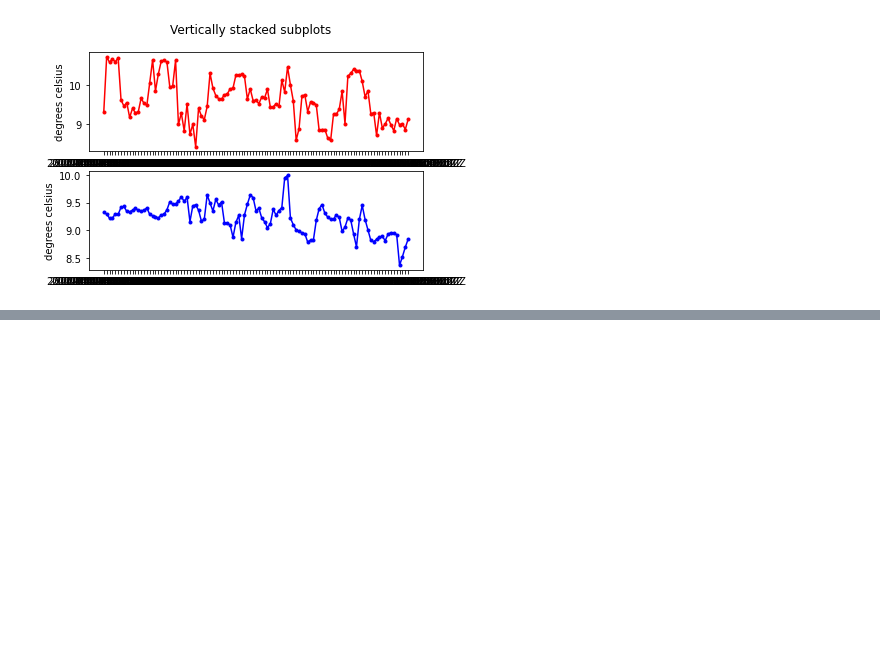
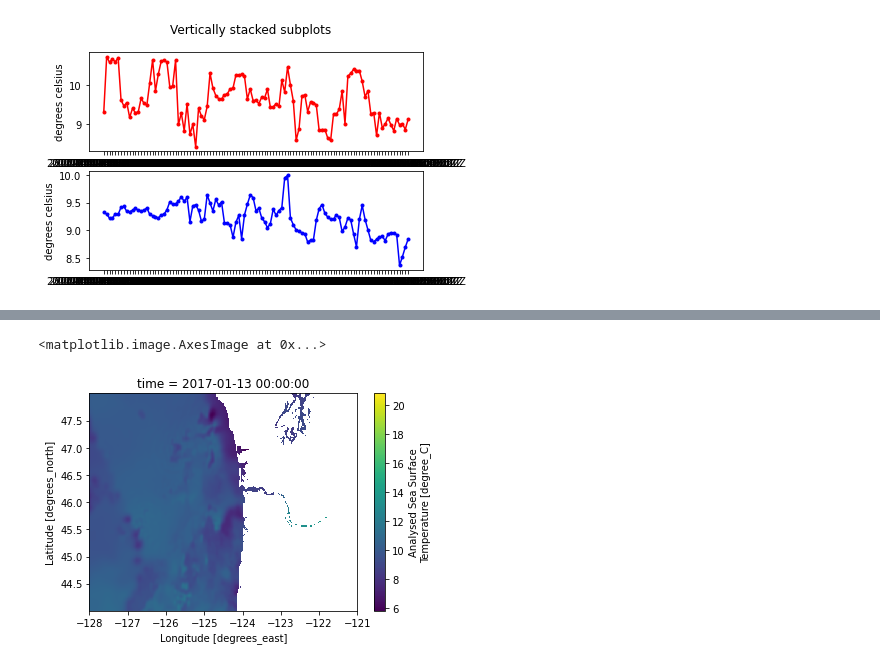
Before and after one commit to k-rns/workshop_data_reuse, a Jupyter notebook: _episodes/05_dataset_aggregation.ipynb, the cells around one changed output, grey strips where cells are left out. Drawn from its saved outputs; the diff is of its cells as text; code cells hidden in the pictures; blank space fills up the shorter version.

```diff
--- a/_episodes/05_dataset_aggregation.ipynb
+++ b/_episodes/05_dataset_aggregation.ipynb
@@ -134,0 +223,17 @@ import netCDF4 as nc
+# %%
+import xarray as xr
+
+server = 'https://coastwatch.pfeg.noaa.gov/erddap'
+protocol = 'griddap'
+dataset_id = "jplG1SST"
+full_URL = '/'.join([server,protocol,dataset_id])
+print(full_URL)
+da = xr.open_dataset(full_URL)
+
+
+sst = da['SST'].sel(
+                  latitude=slice(44., 48.),
+                  longitude=slice(-128, -121),
+                  time='2017-01-13T00:00:00'
+                 )
+sst
@@ -134,0 +258,6 @@ import netCDF4 as nc
+# %%
+%matplotlib inline
+sst.isel(time=0).plot.imshow()
+# %% [output]
+<matplotlib.image.AxesImage at 0x...>
+[figure, added]
```
Also changed, not shown: parts of 11 cells of this notebook, 2 other files.
